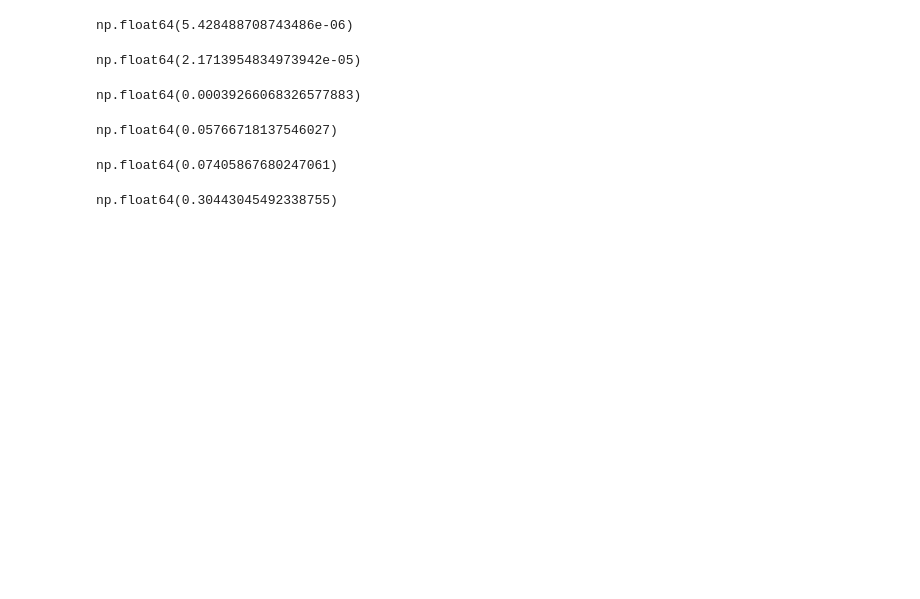
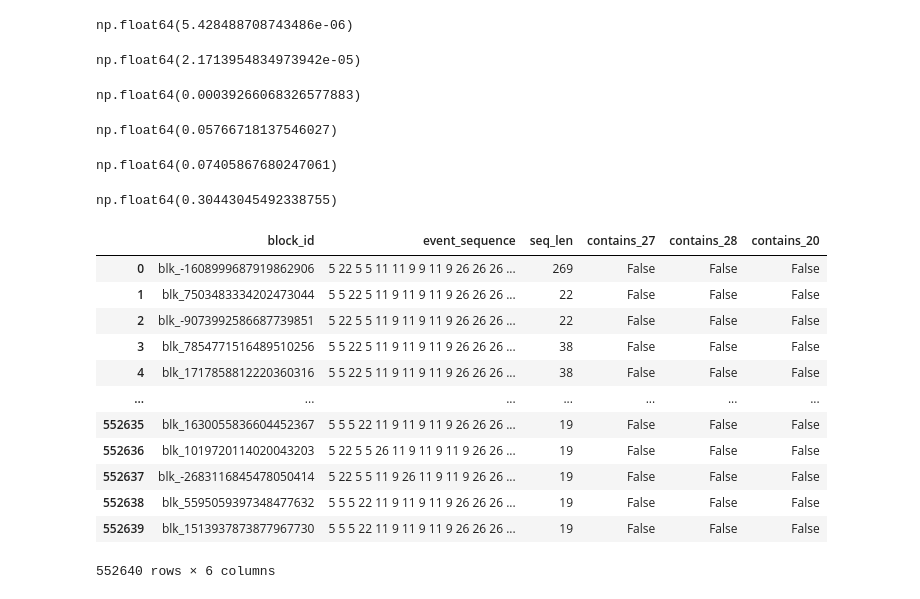
Before and after one commit to KiritiAryal/hdfs-log-anomaly-detection, a Jupyter notebook: notebooks/hdfs_exploration.ipynb, the cells around one changed output. Saved outputs shown, nothing was run; the diff lists cells and outputs as text; code cells hidden in the pictures; blank space fills up the shorter version.

```diff
--- a/notebooks/hdfs_exploration.ipynb
+++ b/notebooks/hdfs_exploration.ipynb
@@ -276,3 +277,19 @@ np.float64(0.07405867680247061)
 df_abnormal["contains_20"].mean()
 # %% [output]
 np.float64(0.30443045492338755)
+# %%
+df_normal
+# %% [output]
+|  | block_id | event_sequence | seq_len | contains_27 | contains_28 | contains_20 |
+| 0 | blk_-1608999687919862906 | 5 22 5 5 11 11 9 9 11 9 26 26 26 ... | 269 | False | False | False |
+| 1 | blk_7503483334202473044 | 5 5 22 5 11 9 11 9 11 9 26 26 26 ... | 22 | False | False | False |
+| 2 | blk_-9073992586687739851 | 5 22 5 5 11 9 11 9 11 9 26 26 26 ... | 22 | False | False | False |
+| 3 | blk_7854771516489510256 | 5 5 22 5 11 9 11 9 11 9 26 26 26 ... | 38 | False | False | False |
+| 4 | blk_1717858812220360316 | 5 5 22 5 11 9 11 9 11 9 26 26 26 ... | 38 | False | False | False |
+| ... | ... | ... | ... | ... | ... | ... |
+| 552635 | blk_1630055836604452367 | 5 5 5 22 11 9 11 9 11 9 26 26 26 ... | 19 | False | False | False |
+| 552636 | blk_1019720114020043203 | 5 22 5 5 26 11 9 11 9 11 9 26 26 ... | 19 | False | False | False |
+| 552637 | blk_-2683116845478050414 | 5 22 5 5 11 9 26 11 9 11 9 26 26 ... | 19 | False | False | False |
+| 552638 | blk_5595059397348477632 | 5 5 5 22 11 9 11 9 11 9 26 26 26 ... | 19 | False | False | False |
+| 552639 | blk_1513937873877967730 | 5 5 5 22 11 9 11 9 11 9 26 26 26 ... | 19 | False | False | False |
+552640 rows × 6 columns
```
Also changed, not shown: parts of 7 cells of this notebook, 1 other file.
